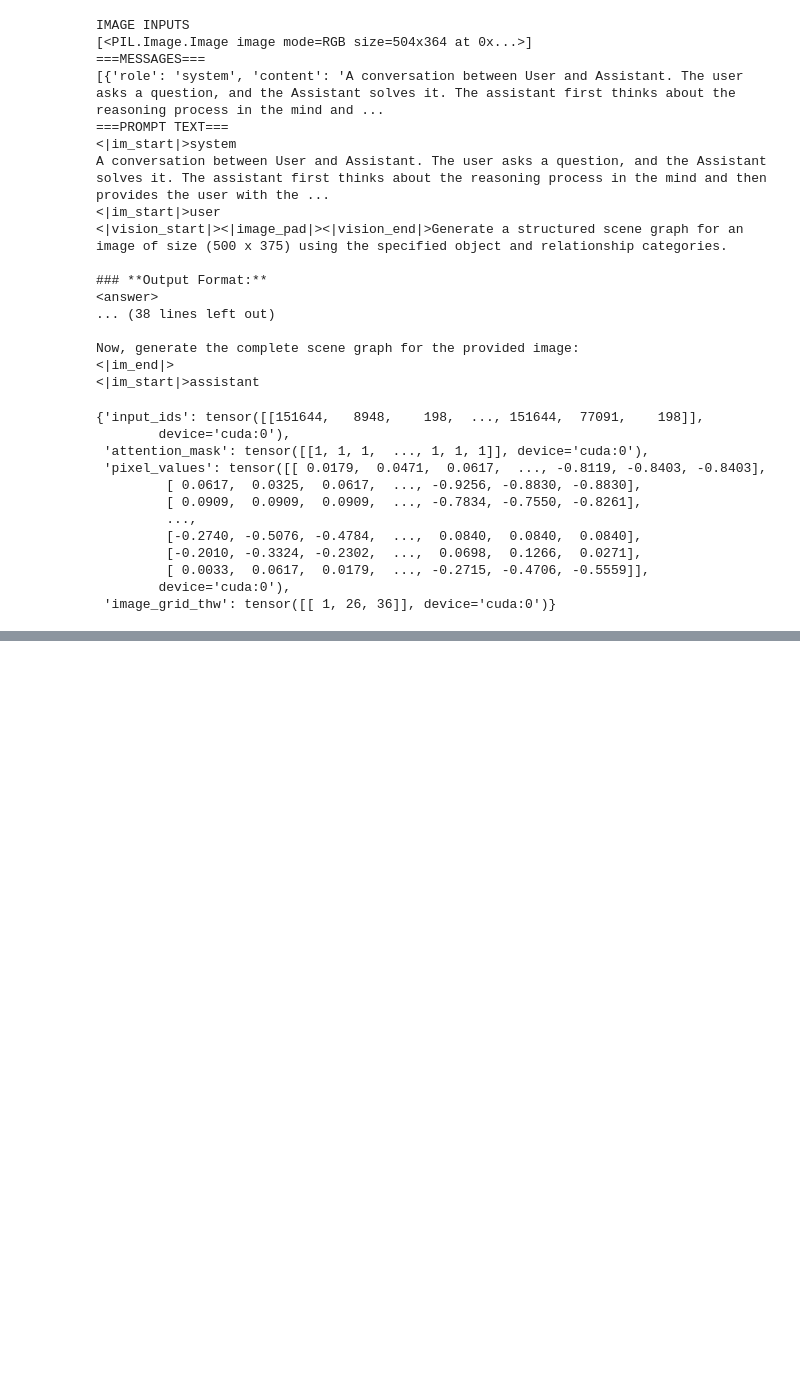
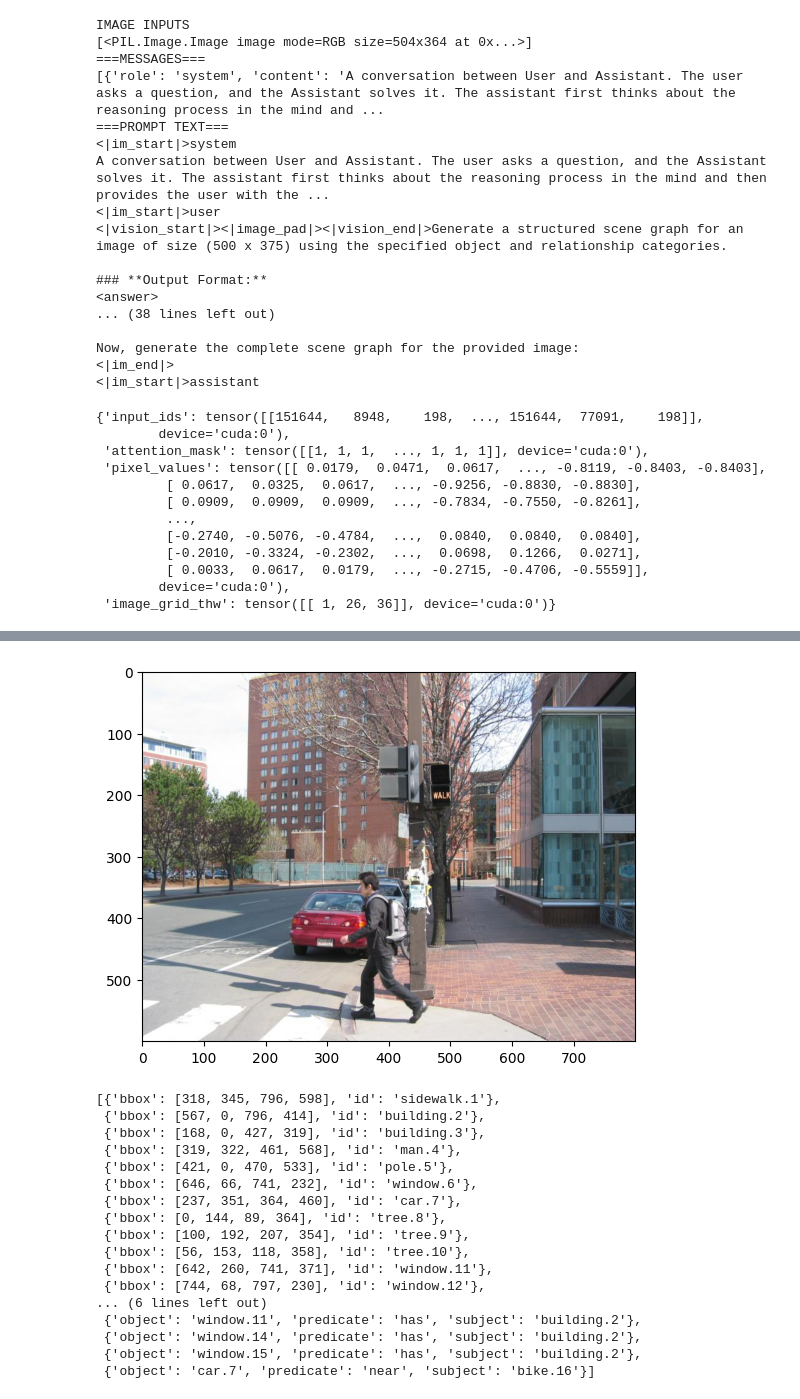
Before and after one commit to shadmankabir27/LLMGraphGenRL_GRPO, a Jupyter notebook: SceneGraphs/MLLM_Pipeline.ipynb, the cells around one changed output, grey strips where cells are left out. Saved outputs shown, nothing was run; the diff lists cells and outputs as text; code cells hidden in the pictures; blank space fills up the shorter version.

```diff
--- a/SceneGraphs/MLLM_Pipeline.ipynb
+++ b/SceneGraphs/MLLM_Pipeline.ipynb
@@ -354,0 +367,27 @@ pprint(scene_graph)
+# %%
+import ast
+
+sample = load_sample(vg_val, index=1)
+plt.imshow(sample["image"])
+plt.show()
+pprint(ast.literal_eval(sample["objects"]))
+pprint(ast.literal_eval(sample["relationships"]))
+# %% [output]
+[figure, added]
+[{'bbox': [318, 345, 796, 598], 'id': 'sidewalk.1'},
+ {'bbox': [567, 0, 796, 414], 'id': 'building.2'},
+ {'bbox': [168, 0, 427, 319], 'id': 'building.3'},
+ {'bbox': [319, 322, 461, 568], 'id': 'man.4'},
+ {'bbox': [421, 0, 470, 533], 'id': 'pole.5'},
+ {'bbox': [646, 66, 741, 232], 'id': 'window.6'},
+ {'bbox': [237, 351, 364, 460], 'id': 'car.7'},
+ {'bbox': [0, 144, 89, 364], 'id': 'tree.8'},
+ {'bbox': [100, 192, 207, 354], 'id': 'tree.9'},
+ {'bbox': [56, 153, 118, 358], 'id': 'tree.10'},
+ {'bbox': [642, 260, 741, 371], 'id': 'window.11'},
+ {'bbox': [744, 68, 797, 230], 'id': 'window.12'},
+... (6 lines left out)
+ {'object': 'window.11', 'predicate': 'has', 'subject': 'building.2'},
+ {'object': 'window.14', 'predicate': 'has', 'subject': 'building.2'},
+ {'object': 'window.15', 'predicate': 'has', 'subject': 'building.2'},
+ {'object': 'car.7', 'predicate': 'near', 'subject': 'bike.16'}]
```
Also changed, not shown: parts of 6 cells of this notebook, 7 other files.
